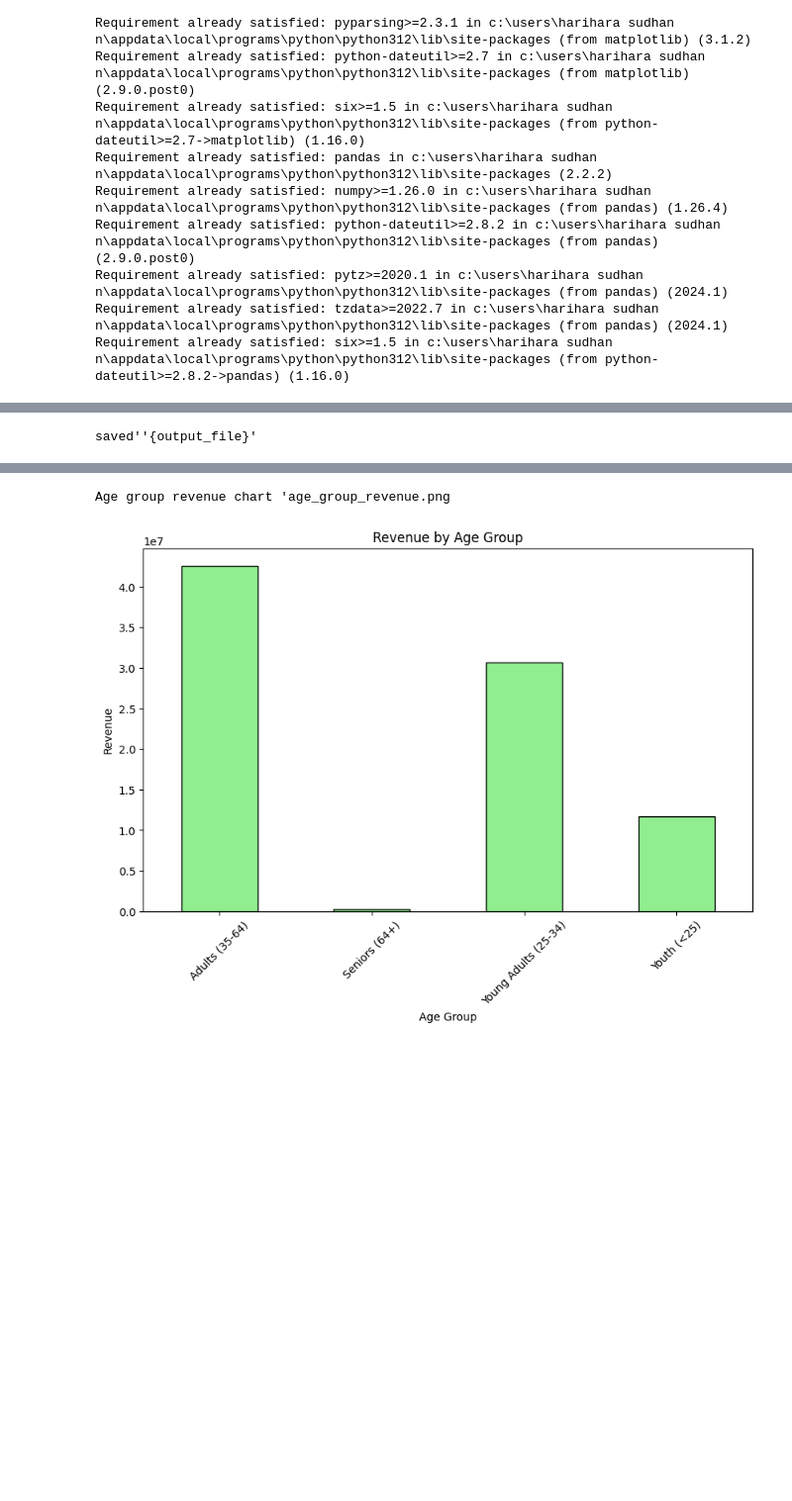
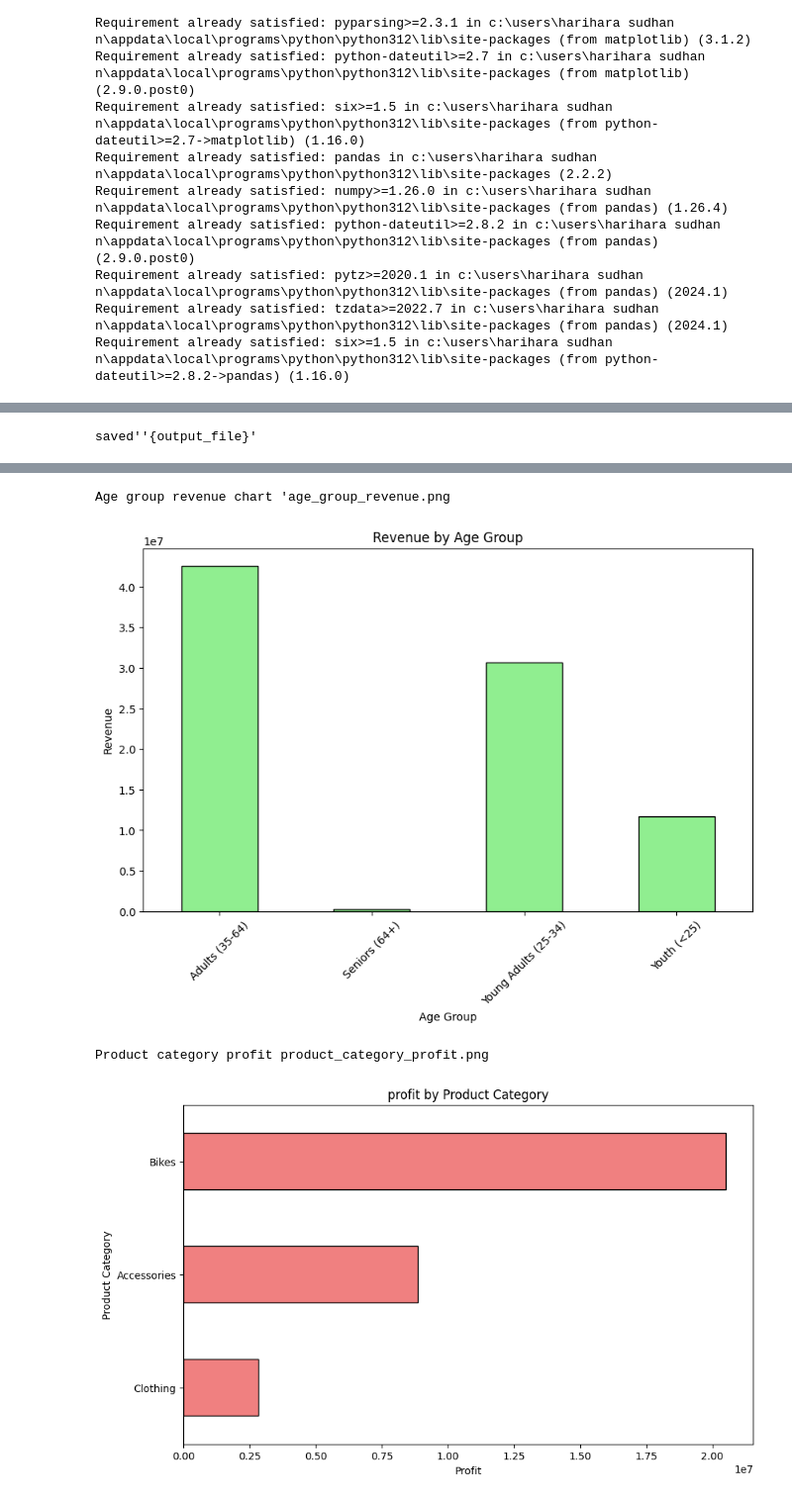
Before and after one commit to Harisudhan23/Data_science_project, a Jupyter notebook: Task.ipynb, the cells around one changed output, grey strips where cells are left out. Shown at 99% size. Drawn from its saved outputs; the diff is of its cells as text; code cells hidden in the pictures; blank space fills up the shorter version.

```diff
--- a/Task.ipynb
+++ b/Task.ipynb
@@ -98,30 +98,48 @@ class DataVisualizer:
         plt.xticks(rotation = 45)
         plt.savefig(output_file)
         print(f"Age group revenue chart '{output_file}")
         plt.show()
+
+    def product_category_profit(self, output_file="product_category_profit.png"):
+        if 'Product_Category'not in df.columns or "Profit" not in df.columns:
+            print("Columns Product_Category or 'Profit' not found")
+            return
+        category_profit = df.groupby('Product_Category')['Profit'].sum().sort_values()
+
+        plt.figure(figsize=(10,6))
+        category_profit.plot(kind='barh', color='lightcoral', edgecolor='black')
+        plt.title("profit by Product Category")
+        plt.xlabel("Profit")
+        plt.ylabel("Product Category")
+        plt.savefig(output_file)
+        print(f"Product category profit {output_file}")
+        plt.show()
 visualizer = DataVisualizer()
 visualizer.gender_distribution()
 visualizer.age_group_revenue()
+visualizer.product_category_profit()
 # %% [output]
 Null Values:
 Date                0
 Day                 0
 Month               0
 Year                0
 Customer_Age        0
 Age_Group           0
 Customer_Gender     0
 Country             0
 State               0
 Product_Category    0
 Sub_Category        0
 ... (28 lines left out)
 Costint64
 Revenueint64
 n\summary:
 Histogram saved as 'customer_age_histogram.png'.
 [figure]
 saved''{output_file}'
 [figure]
 Age group revenue chart 'age_group_revenue.png
 [figure]
+Product category profit product_category_profit.png
+[figure, added]
```
Also changed, not shown: 1 other file.
